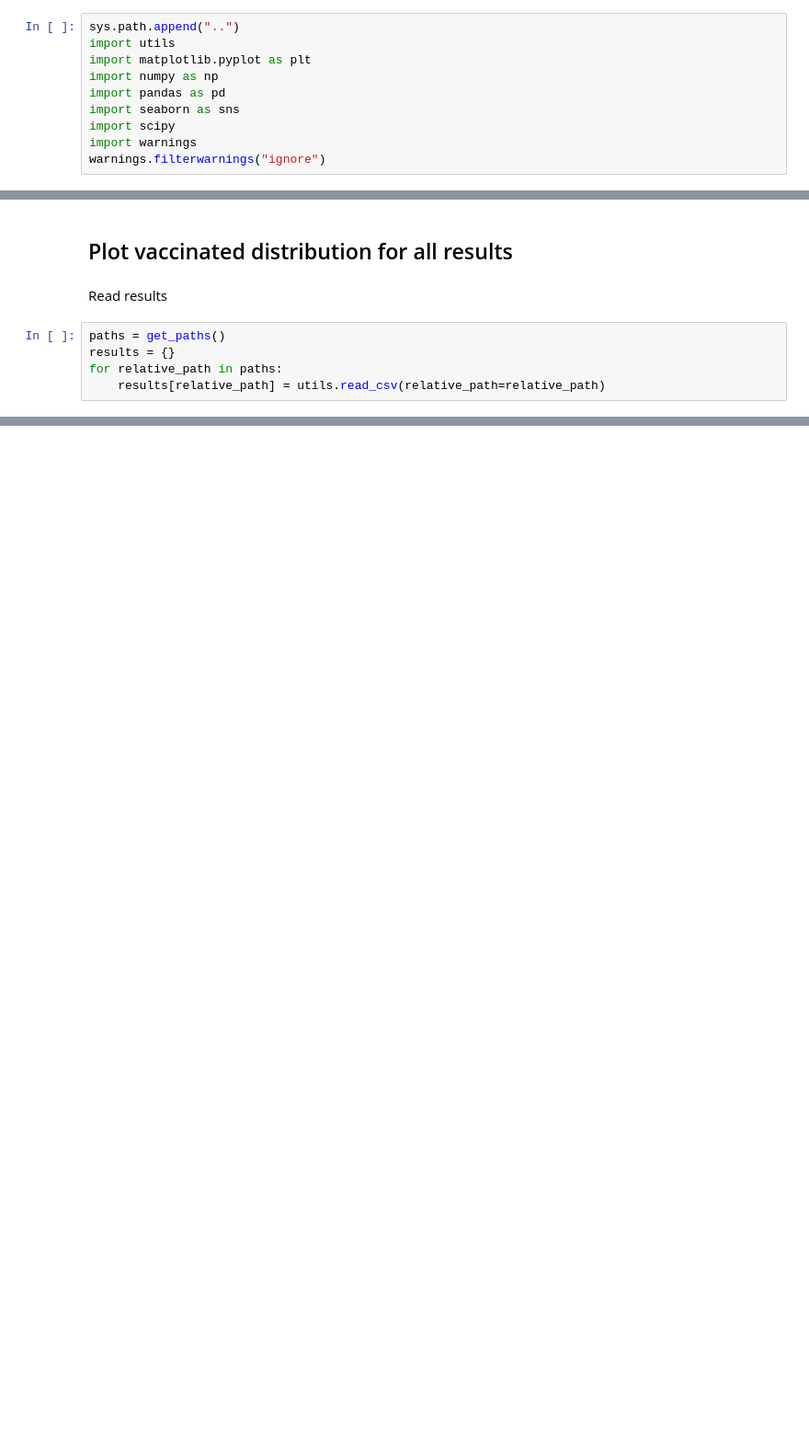
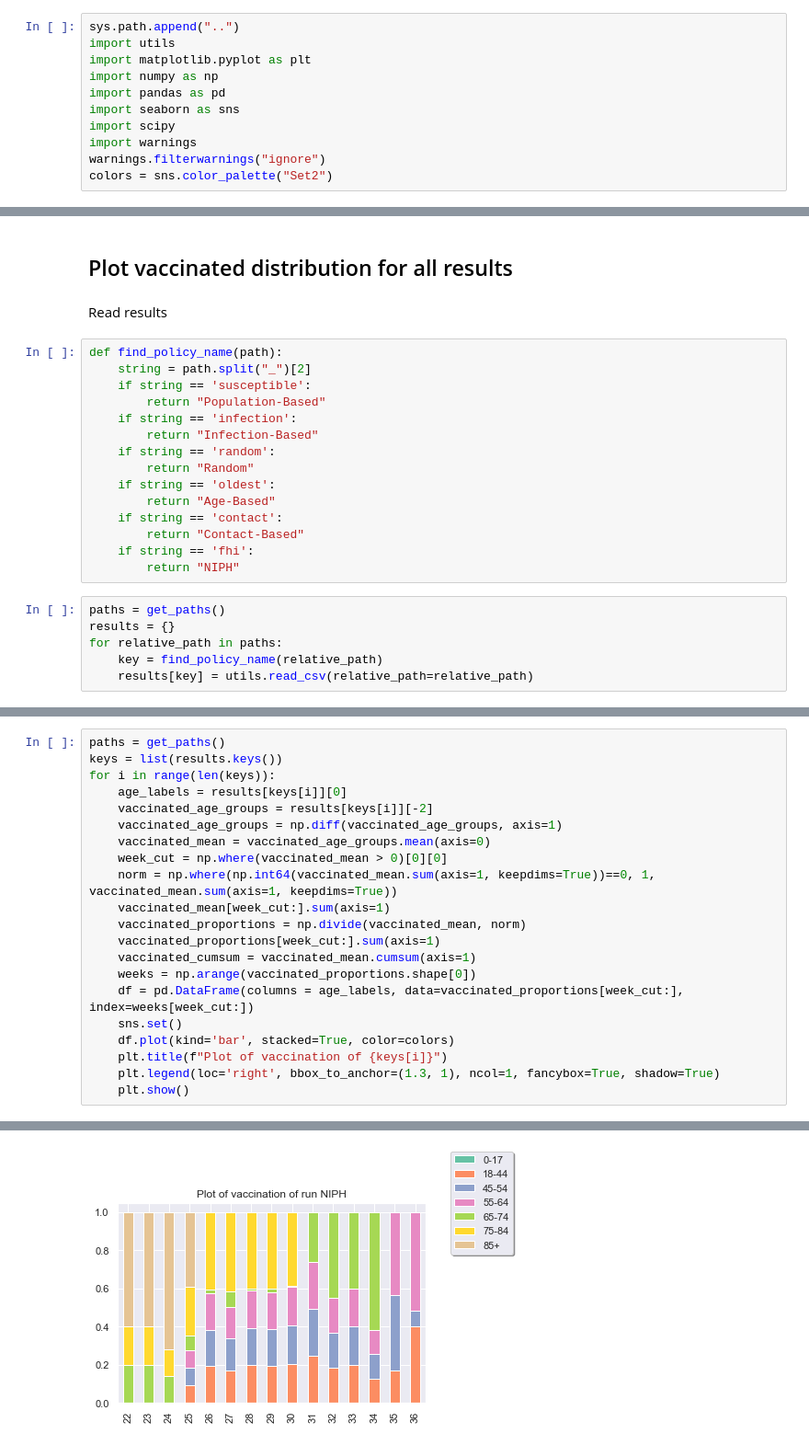
Before and after one commit to bendiknordeng/Epidemiologic-Strategies, a Jupyter notebook: notebooks/plot_results.ipynb, the cells around one changed output, grey strips where cells are left out. Shown at 92% size. Cells and saved outputs as stored; diff of their text form; blank space fills up the shorter version.

Commit message:
update plot notebook

```diff
--- a/notebooks/plot_results.ipynb
+++ b/notebooks/plot_results.ipynb
@@ -8,4 +8,5 @@ import seaborn as sns
 import scipy
 import warnings
 warnings.filterwarnings("ignore")
+colors = sns.color_palette("Set2")
 # %%
@@ -22,9 +21,25 @@ def get_paths(dir_path = "../results/"):
 ## Plot vaccinated distribution for all results
 # %% [markdown]
 Read results
+# %%
+def find_policy_name(path):
+    string = path.split("_")[2]
+    if string == 'susceptible':
+        return "Population-Based"
+    if string == 'infection':
+        return "Infection-Based"
+    if string == 'random':
+        return "Random"
+    if string == 'oldest':
+        return "Age-Based"
+    if string == 'contact':
+        return "Contact-Based"
+    if string == 'fhi':
+        return "NIPH"
 # %%
 paths = get_paths()
 results = {}
 for relative_path in paths:
-    results[relative_path] = utils.read_csv(relative_path=relative_path)
+    key = find_policy_name(relative_path)
+    results[key] = utils.read_csv(relative_path=relative_path)
 # %% [output]
@@ -42,0 +68,22 @@ Reading results ..
+# %%
+paths = get_paths()
+keys = list(results.keys())
+for i in range(len(keys)):
+    age_labels = results[keys[i]][0]
+    vaccinated_age_groups = results[keys[i]][-2]
+    vaccinated_age_groups = np.diff(vaccinated_age_groups, axis=1)
+    vaccinated_mean = vaccinated_age_groups.mean(axis=0)
+    week_cut = np.where(vaccinated_mean > 0)[0][0]
+    norm = np.where(np.int64(vaccinated_mean.sum(axis=1, keepdims=True))==0, 1, vaccinated_mean.sum(axis=1, keepdims=True))
+    vaccinated_mean[week_cut:].sum(axis=1)
+    vaccinated_proportions = np.divide(vaccinated_mean, norm)
+    vaccinated_proportions[week_cut:].sum(axis=1)
+    vaccinated_cumsum = vaccinated_mean.cumsum(axis=1)
+    weeks = np.arange(vaccinated_proportions.shape[0])
+    df = pd.DataFrame(columns = age_labels, data=vaccinated_proportions[week_cut:], index=weeks[week_cut:])
+    sns.set()
+    df.plot(kind='bar', stacked=True, color=colors)
+    plt.title(f"Plot of vaccination of {keys[i]}")
+    plt.legend(loc='right', bbox_to_anchor=(1.3, 1), ncol=1, fancybox=True, shadow=True)
+    plt.show()
+# %% [output]
@@ -42,0 +96 @@ Reading results ..
+[figure, added]
```
Also changed, not shown: parts of 47 cells of this notebook.
